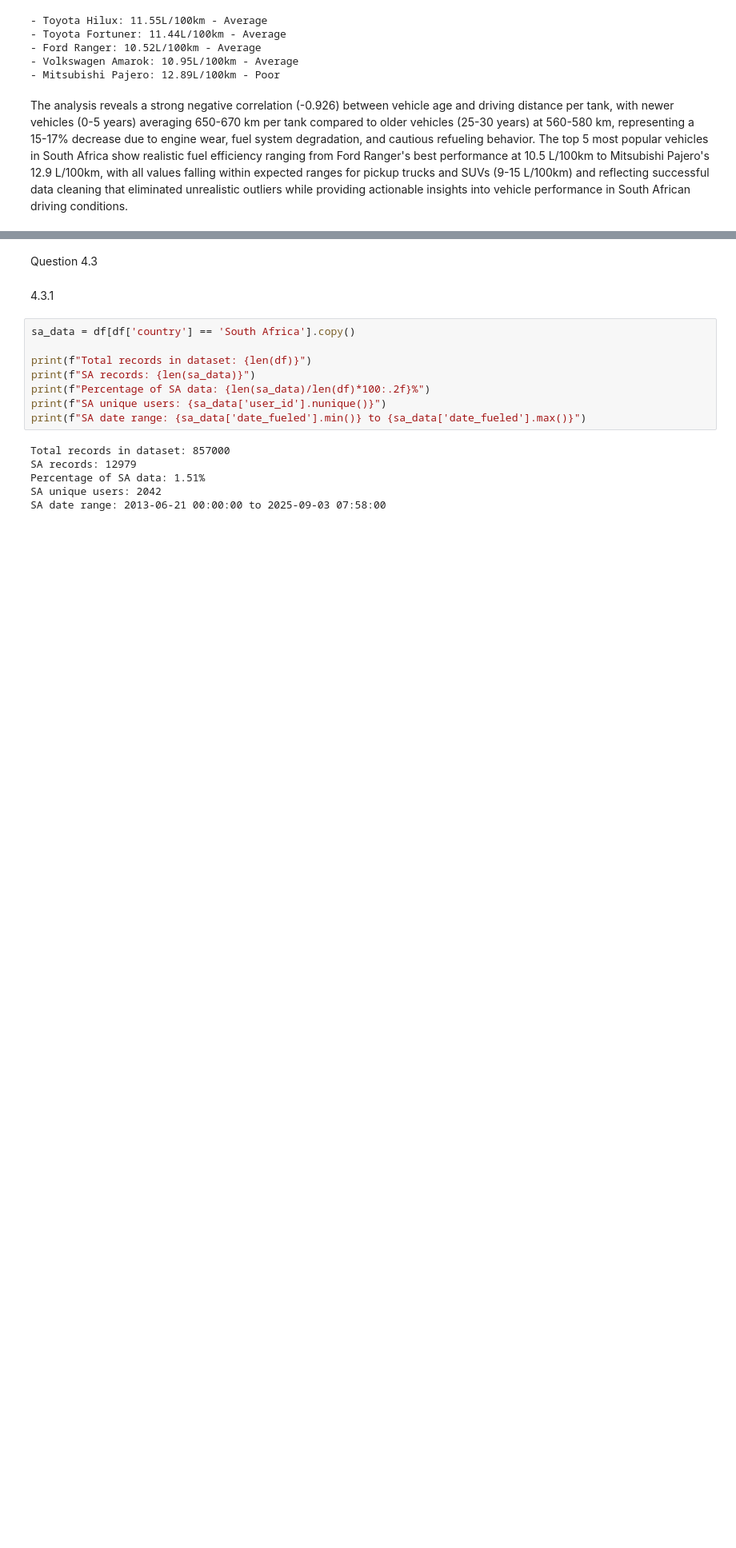
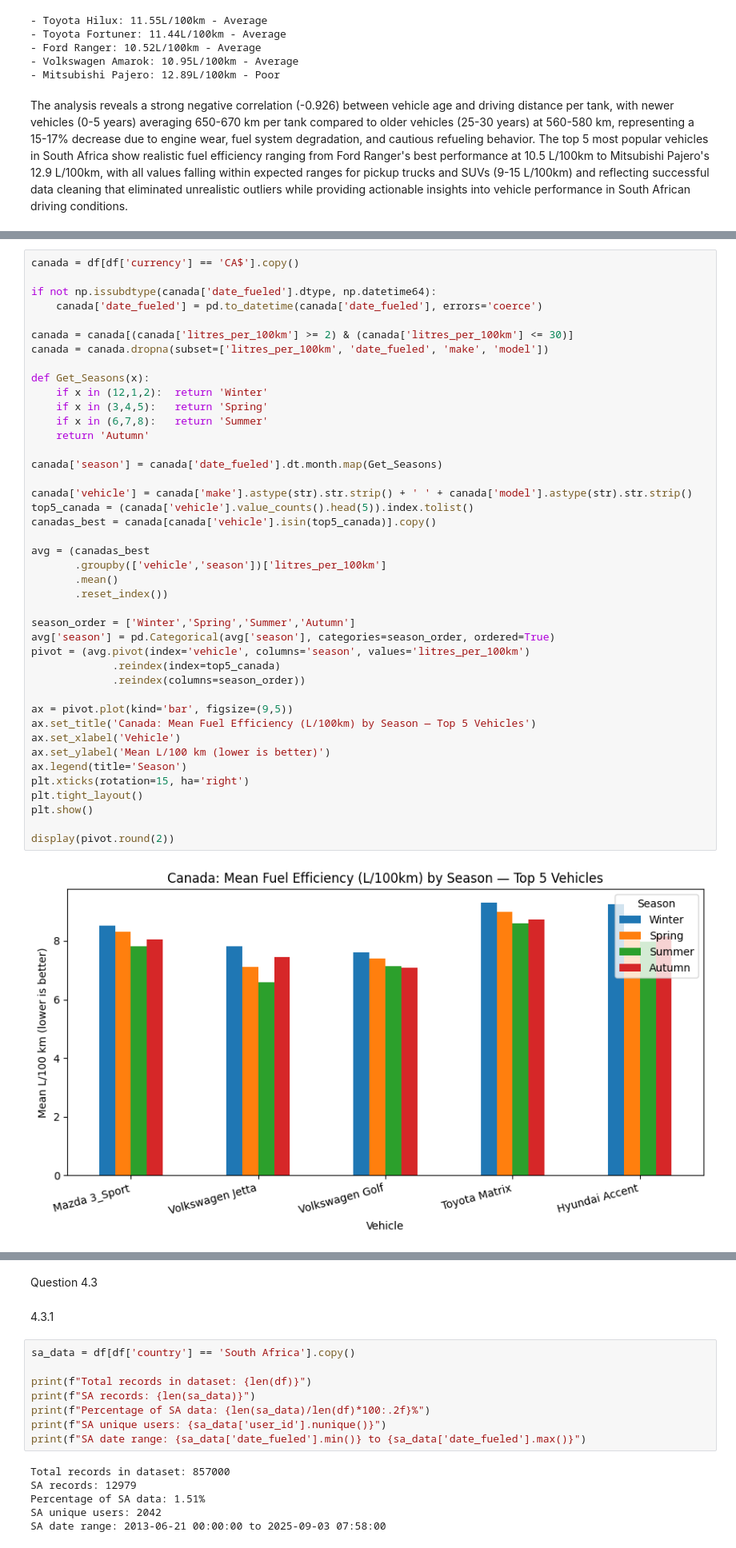
Before and after one commit to Ruaan1/DVE-Assignment, a Jupyter notebook: Notebook/Assignment1.ipynb, the cells around one changed output, grey strips where cells are left out. Shown at 80% size. Saved outputs shown, nothing was run; the diff lists cells and outputs as text; blank space fills up the shorter version.

```diff
--- a/Notebook/Assignment1.ipynb
+++ b/Notebook/Assignment1.ipynb
@@ -1117,0 +1190,44 @@ The analysis reveals a strong negative correlation (-0.926) between vehicle age
+# %%
+canada = df[df['currency'] == 'CA$'].copy()
+
+if not np.issubdtype(canada['date_fueled'].dtype, np.datetime64):
+    canada['date_fueled'] = pd.to_datetime(canada['date_fueled'], errors='coerce')
+
+canada = canada[(canada['litres_per_100km'] >= 2) & (canada['litres_per_100km'] <= 30)]
+canada = canada.dropna(subset=['litres_per_100km', 'date_fueled', 'make', 'model'])
+
+def Get_Seasons(x):
+    if x in (12,1,2):  return 'Winter'
+    if x in (3,4,5):   return 'Spring'
+    if x in (6,7,8):   return 'Summer'
+    return 'Autumn'
+
+canada['season'] = canada['date_fueled'].dt.month.map(Get_Seasons)
+
+canada['vehicle'] = canada['make'].astype(str).str.strip() + ' ' + canada['model'].astype(str).str.strip()
+top5_canada = (canada['vehicle'].value_counts().head(5)).index.tolist()
+canadas_best = canada[canada['vehicle'].isin(top5_canada)].copy()
+
+avg = (canadas_best
+       .groupby(['vehicle','season'])['litres_per_100km']
+       .mean()
+       .reset_index())
+
+season_order = ['Winter','Spring','Summer','Autumn']
+avg['season'] = pd.Categorical(avg['season'], categories=season_order, ordered=True)
+pivot = (avg.pivot(index='vehicle', columns='season', values='litres_per_100km')
+             .reindex(index=top5_canada)
+             .reindex(columns=season_order))
+
+ax = pivot.plot(kind='bar', figsize=(9,5))
+ax.set_title('Canada: Mean Fuel Efficiency (L/100km) by Season — Top 5 Vehicles')
+ax.set_xlabel('Vehicle')
+ax.set_ylabel('Mean L/100 km (lower is better)')
+ax.legend(title='Season')
+plt.xticks(rotation=15, ha='right')
+plt.tight_layout()
+plt.show()
+
+display(pivot.round(2))
+# %% [output]
+[figure, added]
```
Also changed, not shown: parts of 19 cells of this notebook.
